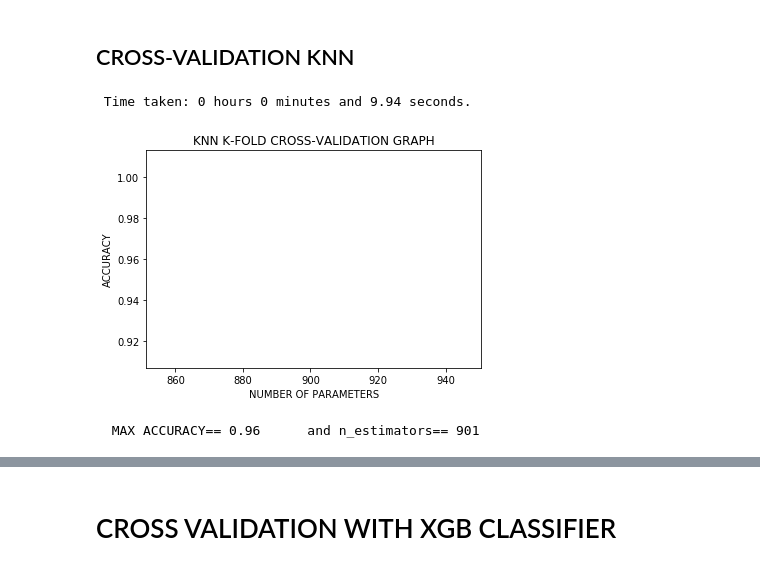
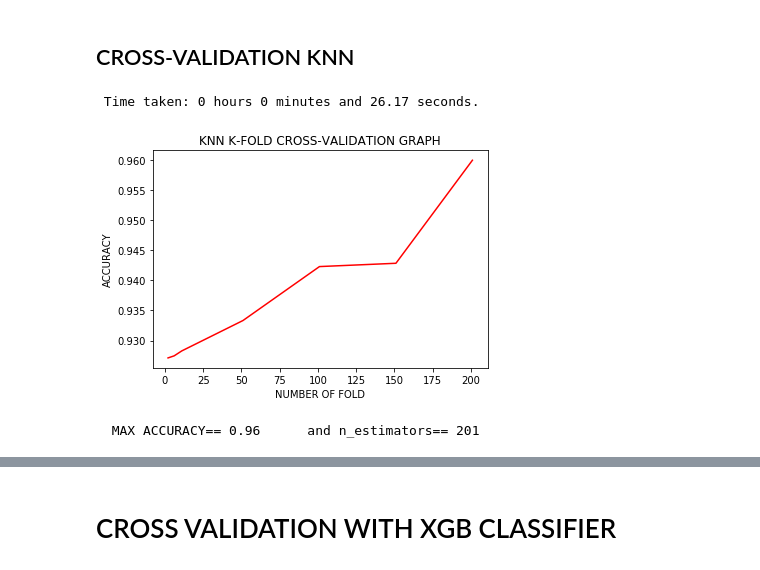
Before and after one commit to Panongbene/CREDIT_DEFAULT_PREDICTION, a Jupyter notebook: INF569.ipynb, the cells around one changed output, grey strips where cells are left out. Cells and saved outputs as stored; diff of their text form; code cells hidden in the pictures.

```diff
--- a/INF569.ipynb
+++ b/INF569.ipynb
@@ -582,7 +587,7 @@ rate=0.0
 estimator=0
 
 start_time = timer(None)
-for i in range(10):
+for i in range(100):
     parameter_random_forest.append(i+1)
     rfc = RandomForestClassifier(n_estimators=i+1)
     #training the random forest model
@@ -684,8 +693,24 @@ parameter_ANN=[]
 from keras.models import Sequential
 from keras.layers import Dense
 
-#for obtain the best caracteristique
-max_acc=0.0
-estimator=0
+#create the artificial neural network
+Artificial_NN = Sequential()
 
-Artificial_NN = Sequential()
+#we create the layer of our model
+Artificial_NN.add(Dense(units=30,input_dim=43,activation="sigmoid"))
+Artificial_NN.add(Dense(units=20,input_dim=30,activation="sigmoid"))
+Artificial_NN.add(Dense(units=10,input_dim=20,activation="sigmoid"))
+Artificial_NN.add(Dense(units=5,input_dim=10,activation="sigmoid"))
+Artificial_NN.add(Dense(units=1,input_dim=5,activation="sigmoid"))
+
+#Compilation our ANN
+Artificial_NN.compile(loss="binary_crossentropy",optimizer="adam",metrics=["accuracy"])
+
+#Training model
+Artificial_NN.fit(DATA_node_train_preprocessing, Y_node_train_preprocessing, epochs=150, batch_size=100)
+
+#Prediction
+prediction_ = Artificial_NN.predict_classes(DATA_node_test_preprocessing)
+
+#accuracy
+accuracy0=accuracy_score(Y_node_test_preprocessing,prediction_)
@@ -711,12 +762,10 @@ parameter_svm=[]
 max_acc=0.0
 estimator=0
 
-
-
 start_time = timer(None)
-for i in range(3):
+for i in range(100):
     parameter_svm.append(i+1)
-    #svm_ = svm.SVC(kernel='rbf', gamma=(0.01)*(i+1))#Gaussian kernel
+    svm_ = svm.SVC(kernel='rbf', gamma=(0.01)*(i+1))#Gaussian kernel
     #svm = SVC(kernel='poly', degree=i+1)#polynomial kernel
     #svm =  = SVC(kernel='linear')#linear kernel
     #training the knn model
@@ -762,14 +820,16 @@ parameter_knn_fold=[]
 #for obtain the best caracteristique
 max_acc=0.0
 estimator=0
+#the knn model
+knn_fold = KNeighborsClassifier(n_neighbors = 101)
 
 start_time = timer(None)
-for i in range(900,901):
+for i in [1,5,10,50,100,150,200]:
     parameter_knn_fold.append(i+1)
     #create knn model
-    knn_fold = KNeighborsClassifier(n_neighbors = i+1)
+    #knn_fold = KNeighborsClassifier(n_neighbors = i+1)
     #cross validation model
-    knn_fold_scores = cross_val_score(knn_fold, train_data_preprocessing, Y_train_data_preprocessing, cv=200, scoring='accuracy')
+    knn_fold_scores = cross_val_score(knn_fold, train_data_preprocessing, Y_train_data_preprocessing, cv=i+1, scoring='accuracy')
     #calculate accuracy
     acc=knn_fold_scores.max()
     if(acc>max_acc):
@@ -778,17 +838,17 @@ for i in range(900,901):
     accuracy_knn_fold.append(acc)
 timer(start_time)
 # %% [output]
- Time taken: 0 hours 0 minutes and 9.94 seconds.
+ Time taken: 0 hours 0 minutes and 26.17 seconds.
 # %%
 #BUILD THE GRAPH
 X=np.array(parameter_knn_fold)
 Y=np.array(accuracy_knn_fold)
 plt.plot(X, Y, 'r')
-plt.xlabel('NUMBER OF PARAMETERS')
+plt.xlabel('NUMBER OF FOLD')
 plt.ylabel('ACCURACY')
 plt.title('KNN K-FOLD CROSS-VALIDATION GRAPH')
 plt.show()
 print("  MAX ACCURACY==",max_acc,"     and n_estimators==",estimator)
 # %% [output]
-[figure, old version]
+[figure, new version]
-  MAX ACCURACY== 0.96      and n_estimators== 901
+  MAX ACCURACY== 0.96      and n_estimators== 201
```
Also changed, not shown: parts of 27 cells of this notebook.
